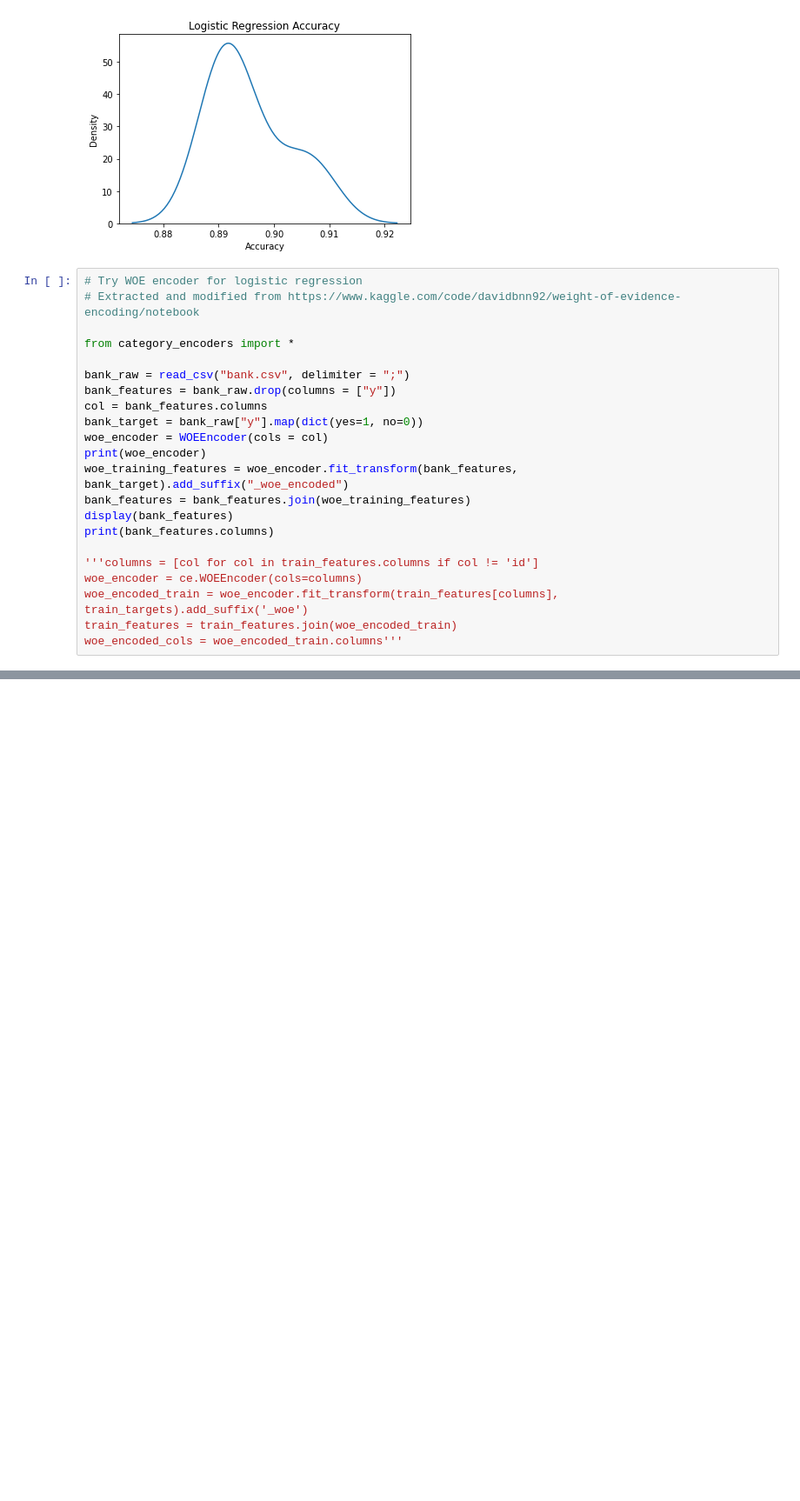
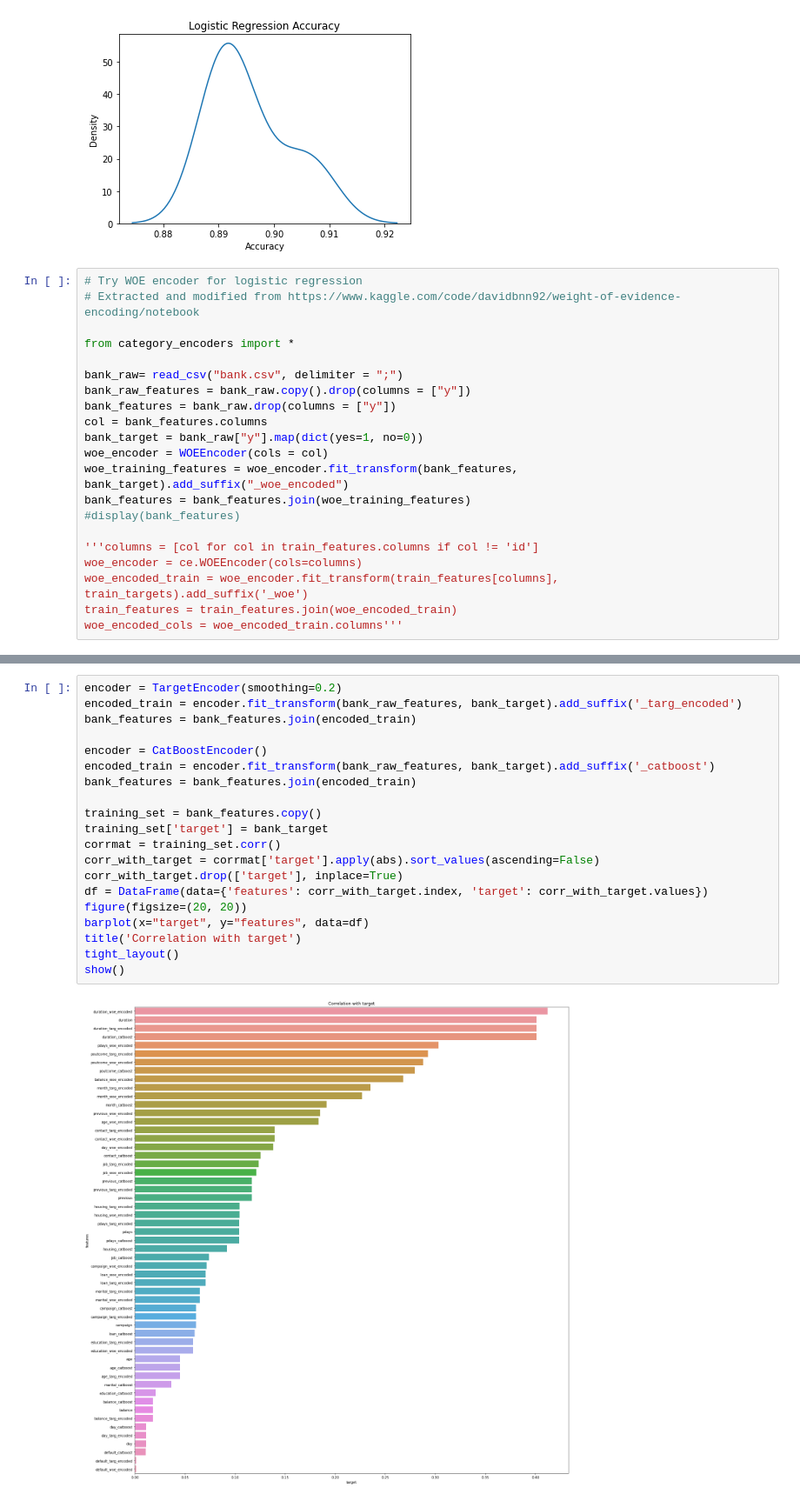
Before and after one commit to BerylliuMM2000/BankMarketing, a Jupyter notebook: Bank-Marketing-Campaign.ipynb, the cells around one changed output, grey strips where cells are left out. Shown at 87% size. Saved outputs shown, nothing was run; the diff lists cells and outputs as text; blank space fills up the shorter version.

```diff
--- a/Bank-Marketing-Campaign.ipynb
+++ b/Bank-Marketing-Campaign.ipynb
@@ -294,16 +294,15 @@ Text(0.5, 0, 'Accuracy')
 
 from category_encoders import *
 
-bank_raw = read_csv("bank.csv", delimiter = ";")
+bank_raw= read_csv("bank.csv", delimiter = ";")
+bank_raw_features = bank_raw.copy().drop(columns = ["y"])
 bank_features = bank_raw.drop(columns = ["y"])
 col = bank_features.columns
 bank_target = bank_raw["y"].map(dict(yes=1, no=0))
 woe_encoder = WOEEncoder(cols = col)
-print(woe_encoder)
 woe_training_features = woe_encoder.fit_transform(bank_features, bank_target).add_suffix("_woe_encoded")
 bank_features = bank_features.join(woe_training_features)
-display(bank_features)
-print(bank_features.columns)
+#display(bank_features)
 
 '''columns = [col for col in train_features.columns if col != 'id']
 woe_encoder = ce.WOEEncoder(cols=columns)
@@ -413,0 +374,22 @@ Text(0.5, 6.79999999999999, 'Accuracy')
+# %%
+encoder = TargetEncoder(smoothing=0.2)
+encoded_train = encoder.fit_transform(bank_raw_features, bank_target).add_suffix('_targ_encoded')
+bank_features = bank_features.join(encoded_train)
+
+encoder = CatBoostEncoder()
+encoded_train = encoder.fit_transform(bank_raw_features, bank_target).add_suffix('_catboost')
+bank_features = bank_features.join(encoded_train)
+
+training_set = bank_features.copy()
+training_set['target'] = bank_target
+corrmat = training_set.corr()
+corr_with_target = corrmat['target'].apply(abs).sort_values(ascending=False)
+corr_with_target.drop(['target'], inplace=True)
+df = DataFrame(data={'features': corr_with_target.index, 'target': corr_with_target.values})
+figure(figsize=(20, 20))
+barplot(x="target", y="features", data=df)
+title('Correlation with target')
+tight_layout()
+show()
+# %% [output]
+[figure, added]
```
Also changed, not shown: parts of 8 cells of this notebook.
